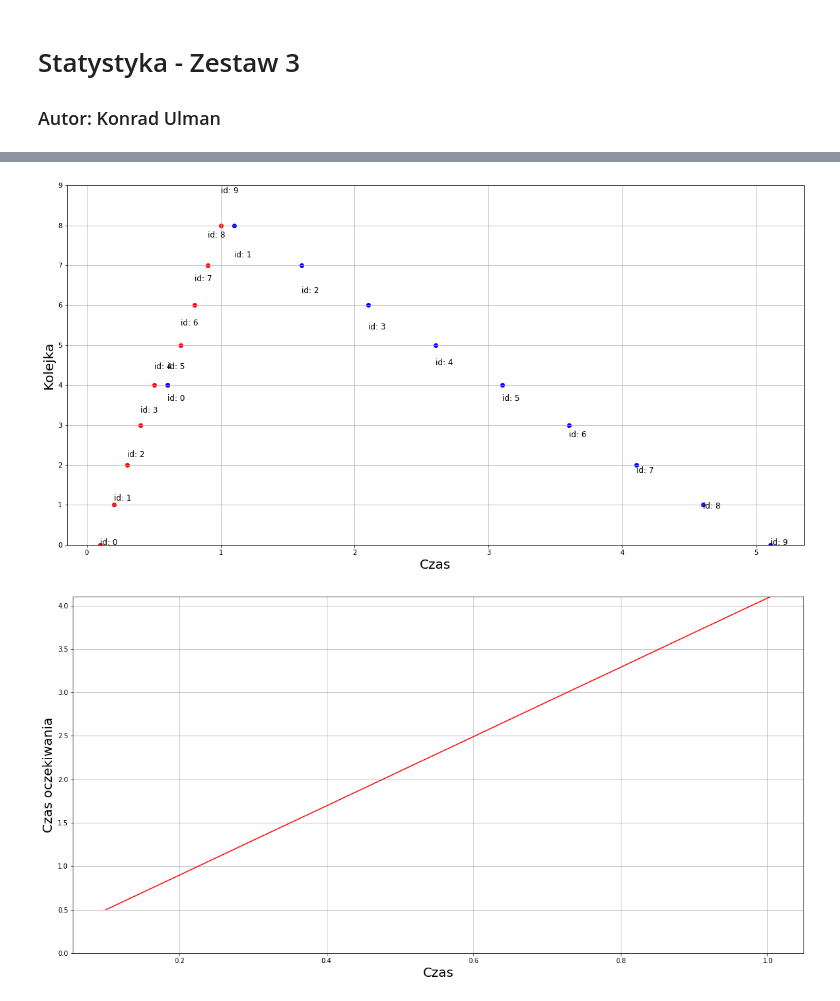
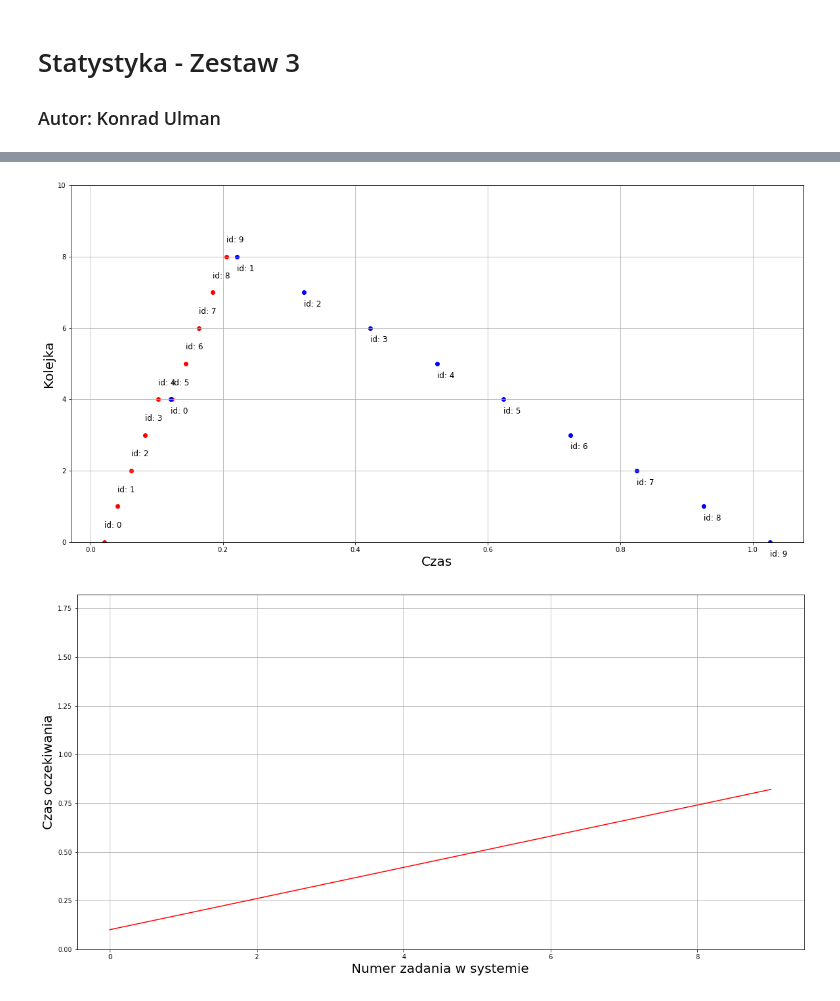
Before and after one commit to ulmii/statistical-methods, a Jupyter notebook: 3.ipynb, the cells around one changed output, grey strips where cells are left out. Drawn from its saved outputs; the diff is of its cells as text; code cells hidden in the pictures.

```diff
--- a/3.ipynb
+++ b/3.ipynb
@@ -42,7 +47,7 @@ def producer(task_size: int, delay: float) -> list:
     global queue_pos
 
     for id in np.arange(task_size):
-        time.sleep(delay)
+        time.sleep(delay / 1000)
         with lock:
             q_pos = queue_pos
             queue_pos += 1
@@ -52,7 +57,7 @@ def producer(task_size: int, delay: float) -> list:
 def consume(delay: float, task: Task) -> Task:
     global queue_pos
 
-    time.sleep(delay)
+    time.sleep(delay / 1000)
     with lock:
         queue_pos -= 1
         task.end_queue = queue_pos
@@ -88,20 +93,21 @@ def extract_points(tasks: list) -> list:
         end.append(task.end)
     return start, end
 # %%
-def plot_points(tasks: list) -> None:
+def plot_points(tasks: list, annotate: bool = True) -> None:
     start_queue, end_queue = extract_queues(tasks)
     start_times, end_times = extract_points(tasks)
 
     plt.scatter(start_times, start_queue, color='r', label='$\pi_j$')
     plt.scatter(end_times, end_queue, color='b', label='$\pi_j$')
 
-    for i, e in enumerate(tasks):
-        plt.text(start_times[i], start_queue[i] * (1 + 0.1), f'id: {e.id}', fontsize=12)
-        plt.text(end_times[i], end_queue[i] * (1 - 0.1), f'id: {e.id}', fontsize=12)
+    if annotate:
+        for i, e in enumerate(tasks):
+            plt.text(start_times[i], start_queue[i] + max(max(start_queue)/20, 0.05), f'id: {e.id}', fontsize=12)
+            plt.text(end_times[i], end_queue[i] - max(max(start_queue)/20, 0.05), f'id: {e.id}', fontsize=12)
 
     plt.xlabel('Czas', fontsize=20)
     plt.ylabel('Kolejka', fontsize=20)
-    plt.ylim(0, max(max(start_queue) + 1, 1))
+    plt.ylim(0, max(max(start_queue) + 2, 1))
     plt.grid()
     plt.show()
 # %%
@@ -110,8 +116,8 @@ def calc_wait_time(tasks: list) -> list:
 
 def plot_wait(tasks: list) -> None:
     wait_time = calc_wait_time(tasks)
-    plt.plot([task.start for task in tasks], wait_time, color='r', label='$\pi_j$')
-    plt.xlabel('Czas', fontsize=20)
+    plt.plot([task.id for task in tasks], wait_time, color='r', label='$\pi_j$')
+    plt.xlabel('Numer zadania w systemie', fontsize=20)
     plt.ylabel('Czas oczekiwania', fontsize=20)
     plt.grid()
     plt.ylim(0, max(wait_time) + 1)
@@ -141,12 +151,12 @@ plot_wait(tasks)
 # %%
-producer_delay = 1/10
-consumer_delay = 1/2
+producer_delay = 20
+consumer_delay = 100
 num_of_tasks = 10
 
 tasks = consumer(consumer_delay, producer, num_of_tasks, producer_delay)
 
 plot_points(tasks)
 plot_wait(tasks)
 # %% [output]
-[figure, old version]
+[figure, new version]
-[figure, old version]
+[figure, new version]
```
Also changed, not shown: parts of 15 cells of this notebook.
